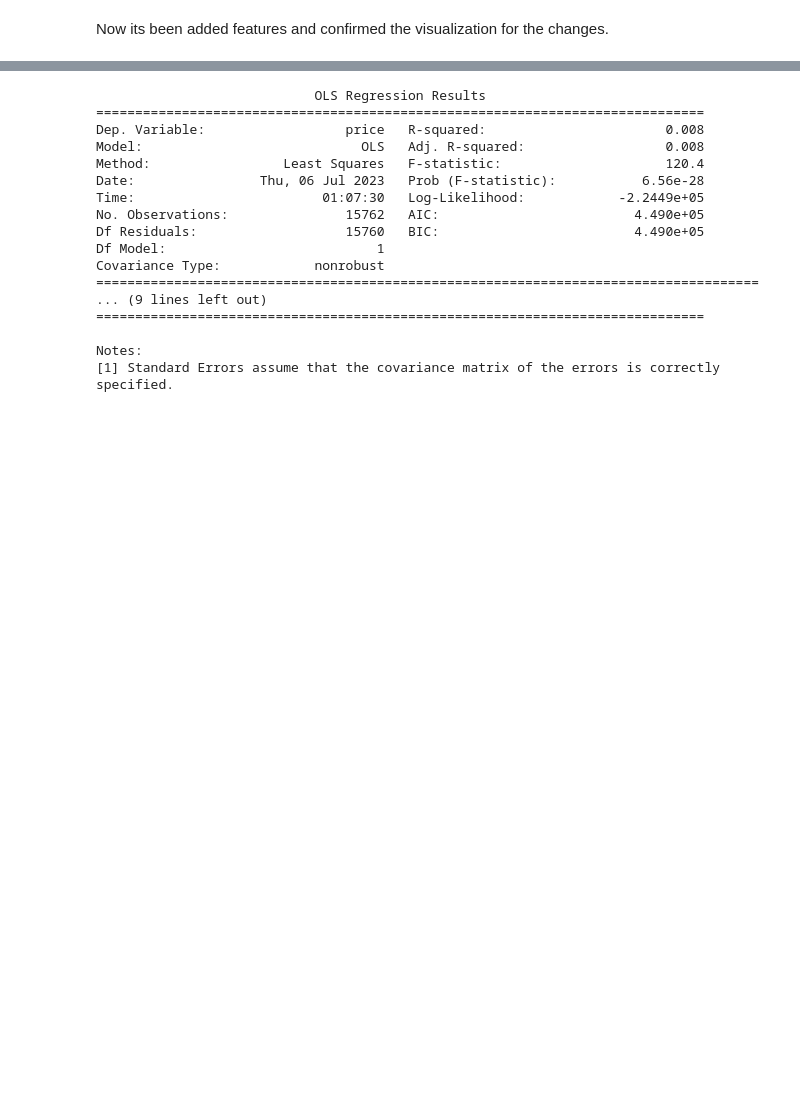
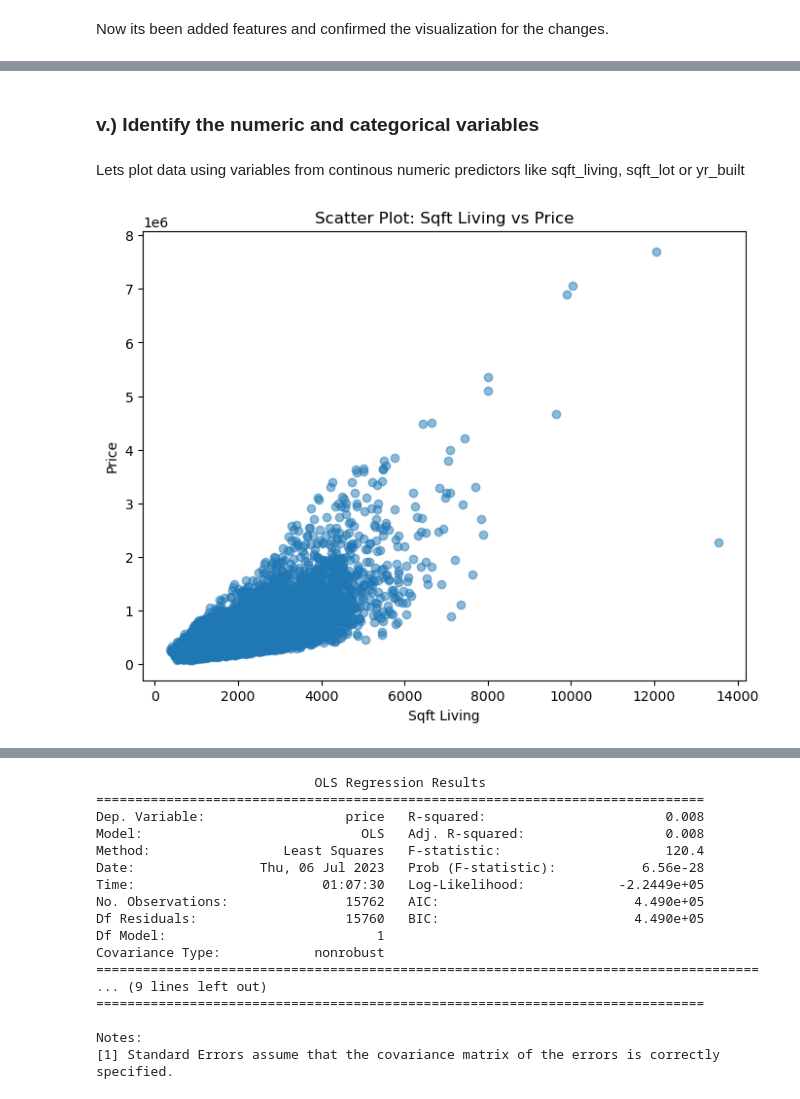
Before and after one commit to raphiqi/Real-Estate-Analysis-, a Jupyter notebook: Project 2.ipynb, the cells around one changed output, grey strips where cells are left out. Saved outputs shown, nothing was run; the diff lists cells and outputs as text; code cells hidden in the pictures; blank space fills up the shorter version.

```diff
--- a/Project 2.ipynb
+++ b/Project 2.ipynb
@@ -365,0 +394,26 @@ Now its been added features and confirmed the visualization for the changes.
+# %% [markdown]
+### v.) Identify the numeric and categorical variables
+# %% [markdown]
+Lets plot data using variables from continous numeric predictors like sqft_living, sqft_lot or yr_built
+# %%
+# Extract the variables for sqt_living plotting
+sqft_living = data['sqft_living']
+price = data['price']
+
+# Create the scatter plot
+sqft_living = data['sqft_living']
+price = data['price']
+
+# Create the scatter plot
+plt.figure(figsize=(8, 6))
+plt.scatter(sqft_living, price, alpha=0.5)
+
+# Set labels and title
+plt.xlabel('Sqft Living')
+plt.ylabel('Price')
+plt.title('Scatter Plot: Sqft Living vs Price')
+
+# Show the plot
+plt.show()
+# %% [output]
+[figure, added]
```
Also changed, not shown: parts of 20 cells of this notebook.
